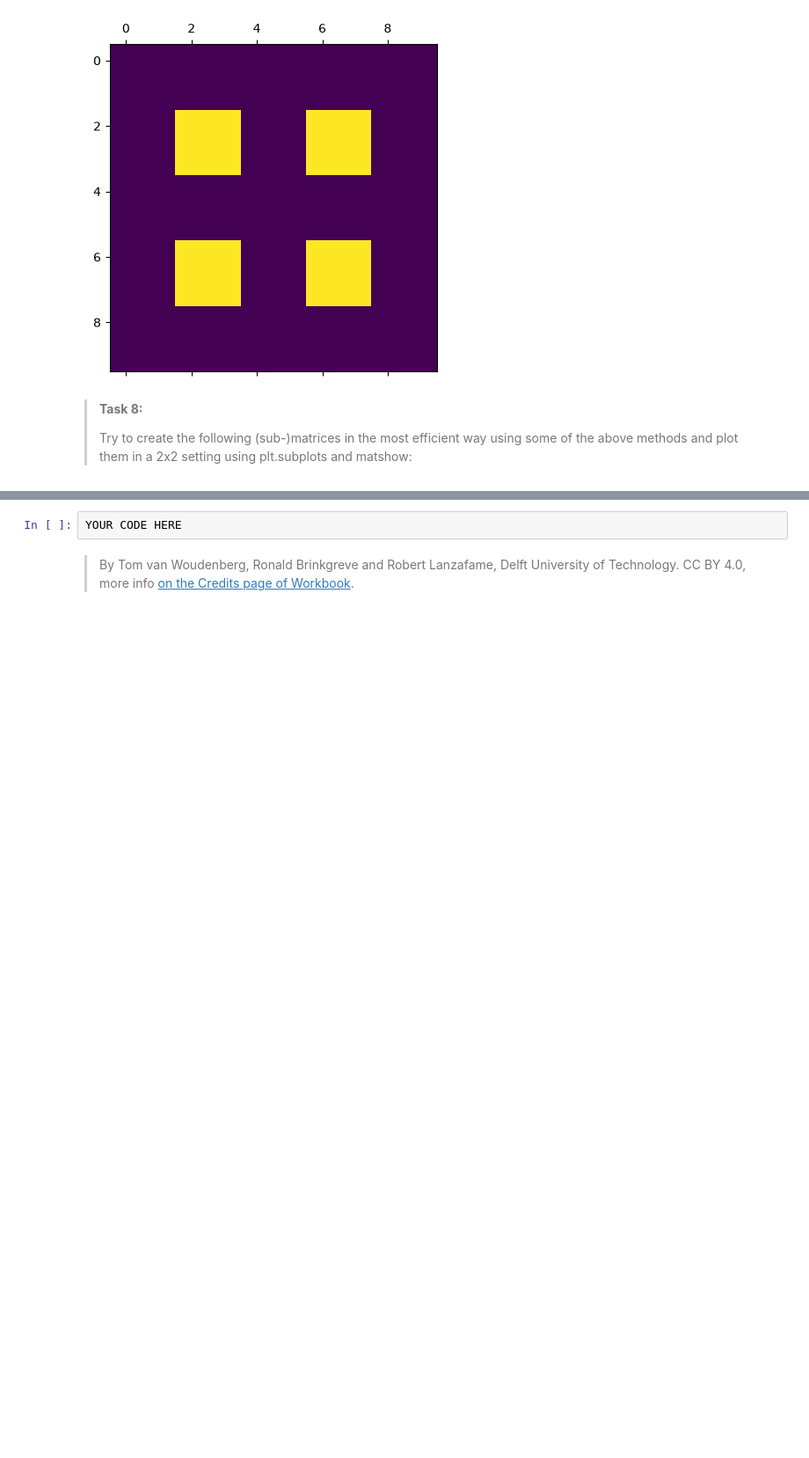
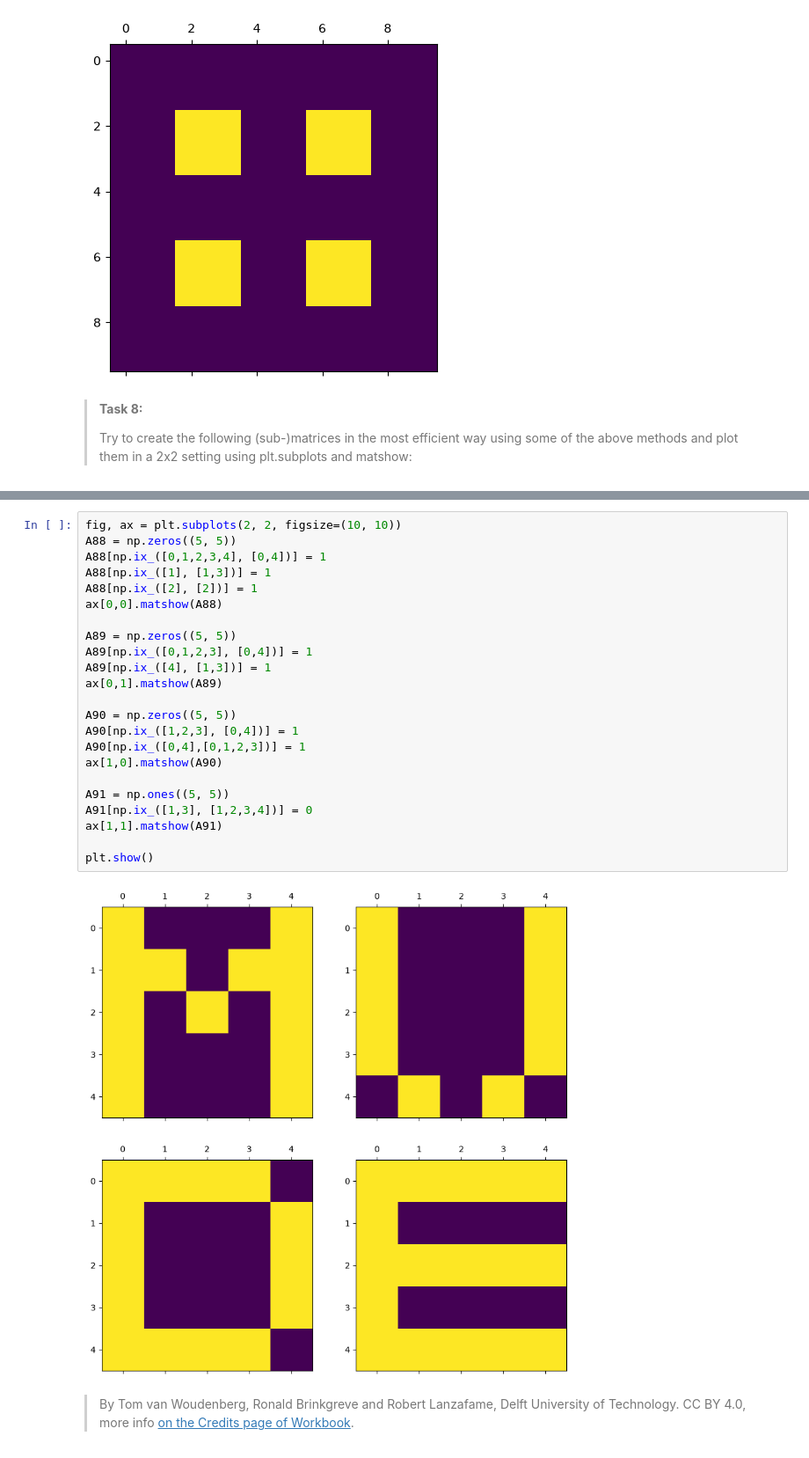
Before and after one commit to olafvp015/PA1.2_template, a Jupyter notebook: 6_filling_matrix.ipynb, the cells around one changed output, grey strips where cells are left out. Shown at 88% size. Saved outputs shown, nothing was run; the diff lists cells and outputs as text; blank space fills up the shorter version.

```diff
--- a/6_filling_matrix.ipynb
+++ b/6_filling_matrix.ipynb
@@ -135,7 +135,30 @@ plt.show()
 > Try to create the following (sub-)matrices in the most efficient way using some of the above methods and plot them in a 2x2 setting using plt.subplots and matshow:
 # %% [markdown]
 ![](https://github.com/TUDelft-MUDE/source-files/raw/main/file/mudematrix.png)
-# %%
-YOUR CODE HERE
+# %%
+fig, ax = plt.subplots(2, 2, figsize=(10, 10))
+A88 = np.zeros((5, 5))
+A88[np.ix_([0,1,2,3,4], [0,4])] = 1
+A88[np.ix_([1], [1,3])] = 1
+A88[np.ix_([2], [2])] = 1
+ax[0,0].matshow(A88)
+
+A89 = np.zeros((5, 5))
+A89[np.ix_([0,1,2,3], [0,4])] = 1
+A89[np.ix_([4], [1,3])] = 1
+ax[0,1].matshow(A89)
+
+A90 = np.zeros((5, 5))
+A90[np.ix_([1,2,3], [0,4])] = 1
+A90[np.ix_([0,4],[0,1,2,3])] = 1
+ax[1,0].matshow(A90)
+
+A91 = np.ones((5, 5))
+A91[np.ix_([1,3], [1,2,3,4])] = 0
+ax[1,1].matshow(A91)
+
+plt.show()
+# %% [output]
+[figure, added]
 # %% [markdown]
 > By Tom van Woudenberg, Ronald Brinkgreve and Robert Lanzafame, Delft University of Technology. CC BY 4.0, more info [on the Credits page of Workbook](https://mude.citg.tudelft.nl/workbook-2025/credits.html).
```
